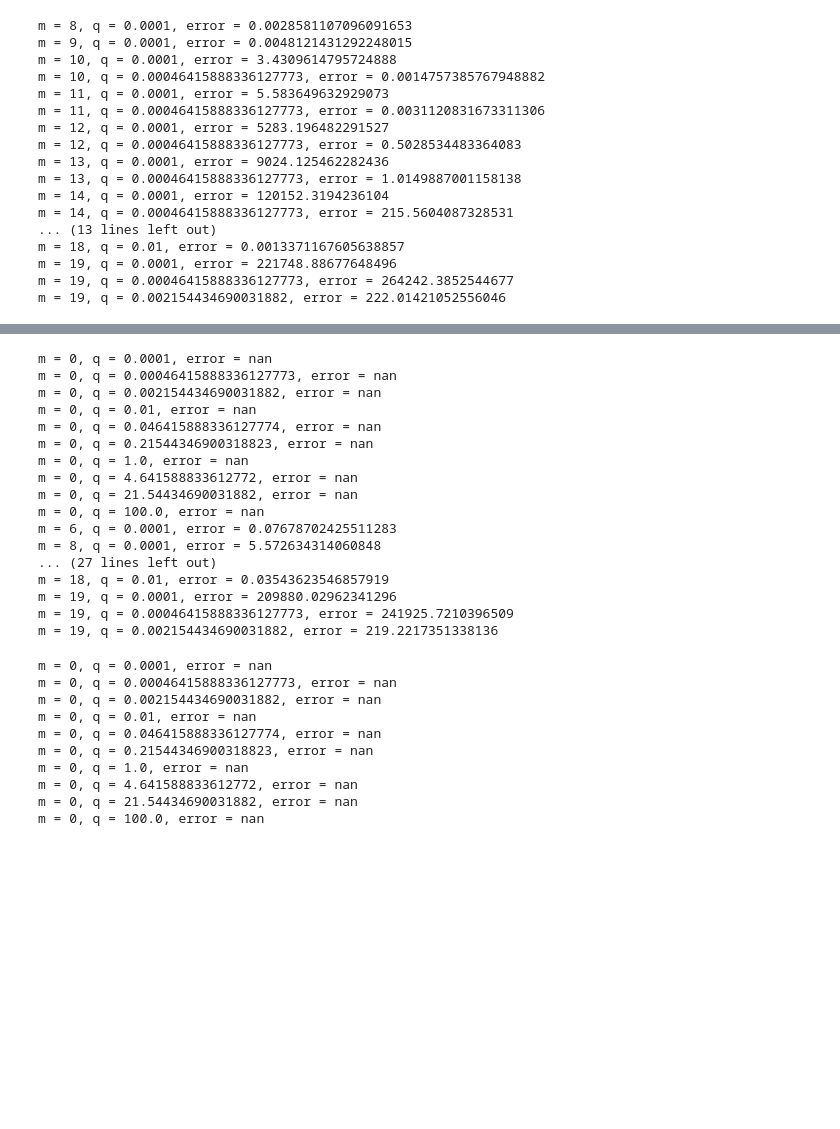
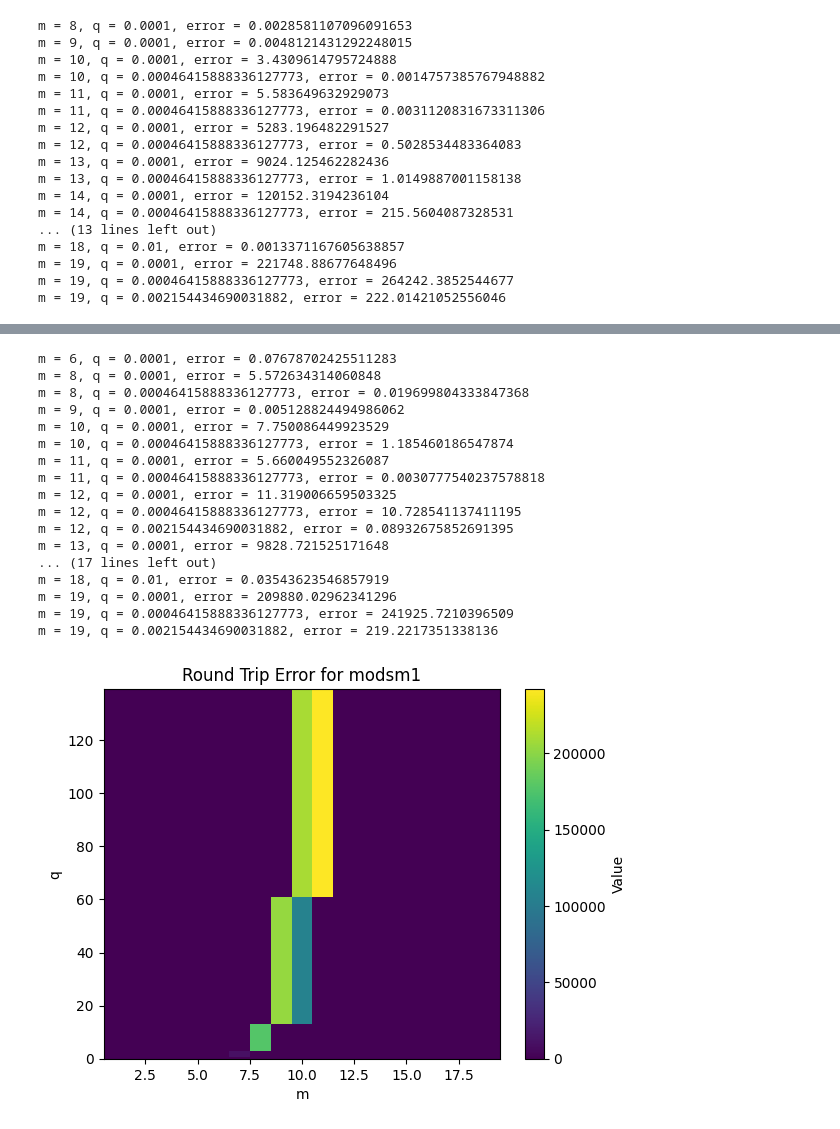
Before and after one commit to brorson/ScipyMathieuTesting, a Jupyter notebook: round_trip_modfuncs.ipynb, the cells around one changed output, grey strips where cells are left out. Drawn from its saved outputs; the diff is of its cells as text; code cells hidden in the pictures; blank space fills up the shorter version.

```diff
--- a/round_trip_modfuncs.ipynb
+++ b/round_trip_modfuncs.ipynb
@@ -97,4 +146,5 @@ for m in range(MM):
 # %%
+import math
 # Round trip modms1
 
 NN = 100
@@ -103,8 +153,9 @@ h = 1e-5
 tol = 1e-3
 MM = 20
 qs = np.logspace(-4,2,10)
+error = []
 
-for m in range(MM):
+for m in range(1, MM):
     for q in qs:
         fm3 = modms1(m, q, v - 3 * h)[1]
         fm2 = modms1(m, q, v - 2 * h)[1]
@@ -122,26 +173,49 @@ for m in range(MM):
         stddev = np.std(r)
         l2norm = np.linalg.norm(y)
 
+
+        error.append(stddev / l2norm)
         if not np.isclose(stddev / l2norm , 0, atol=tol):
             print(f'm = {m}, q = {q}, error = {stddev / l2norm}')
 # %% [output]
-m = 0, q = 0.0001, error = nan
-m = 0, q = 0.00046415888336127773, error = nan
-m = 0, q = 0.002154434690031882, error = nan
-m = 0, q = 0.01, error = nan
-m = 0, q = 0.046415888336127774, error = nan
-m = 0, q = 0.21544346900318823, error = nan
-m = 0, q = 1.0, error = nan
-m = 0, q = 4.641588833612772, error = nan
-m = 0, q = 21.54434690031882, error = nan
-m = 0, q = 100.0, error = nan
 m = 6, q = 0.0001, error = 0.07678702425511283
 m = 8, q = 0.0001, error = 5.572634314060848
-... (27 lines left out)
+m = 8, q = 0.00046415888336127773, error = 0.019699804333847368
+m = 9, q = 0.0001, error = 0.005128824494986062
+m = 10, q = 0.0001, error = 7.750086449923529
+m = 10, q = 0.00046415888336127773, error = 1.185460186547874
+m = 11, q = 0.0001, error = 5.660049552326087
+m = 11, q = 0.00046415888336127773, error = 0.0030777540237578818
+m = 12, q = 0.0001, error = 11.319006659503325
+m = 12, q = 0.00046415888336127773, error = 10.728541137411195
+m = 12, q = 0.002154434690031882, error = 0.08932675852691395
+m = 13, q = 0.0001, error = 9828.721525171648
+... (17 lines left out)
 m = 18, q = 0.01, error = 0.03543623546857919
 m = 19, q = 0.0001, error = 209880.02962341296
 m = 19, q = 0.00046415888336127773, error = 241925.7210396509
 m = 19, q = 0.002154434690031882, error = 219.2217351338136
+# %%
+import matplotlib.pyplot as plt
+
+M, Q = np.meshgrid(range(1,MM), qs)
+
+error_array = np.array(error).reshape(M.shape)
+
+
+fig, ax = plt.subplots()
+im = ax.pcolormesh(range(1, MM), qs, error_array, cmap='viridis')
+
+cbar = fig.colorbar(im, ax=ax)
+cbar.set_label('Value')
+
+ax.set_title("Round Trip Error for modsm1")
+ax.set_xlabel("m")
+ax.set_ylabel("q")
+
+plt.show()
+# %% [output]
+[figure, added]
 # %%
 # Round trip modms2
 
@@ -151,8 +225,9 @@ h = 1e-5
 tol = 1e-3
 MM = 20
 qs = np.logspace(-4,2,10)
+error = []
 
-for m in range(MM):
+for m in range(1, MM):
     for q in qs:
         fm3 = modms2(m, q, v - 3 * h)[1]
         fm2 = modms2(m, q, v - 2 * h)[1]
@@ -169,17 +244,7 @@ for m in range(MM):
         r = ydd/(h) - (a - 2 * q * np.cosh(2*v)) * y
         stddev = np.std(r)
         l2norm = np.linalg.norm(y)
+        error.append(stddev / l2norm)
 
         if not np.isclose(stddev / l2norm , 0, atol=tol):
             print(f'm = {m}, q = {q}, error = {stddev / l2norm}')
-# %% [output]
-m = 0, q = 0.0001, error = nan
-m = 0, q = 0.00046415888336127773, error = nan
-m = 0, q = 0.002154434690031882, error = nan
-m = 0, q = 0.01, error = nan
-m = 0, q = 0.046415888336127774, error = nan
-m = 0, q = 0.21544346900318823, error = nan
-m = 0, q = 1.0, error = nan
-m = 0, q = 4.641588833612772, error = nan
-m = 0, q = 21.54434690031882, error = nan
-m = 0, q = 100.0, error = nan
```
Also changed, not shown: parts of 5 cells of this notebook.
